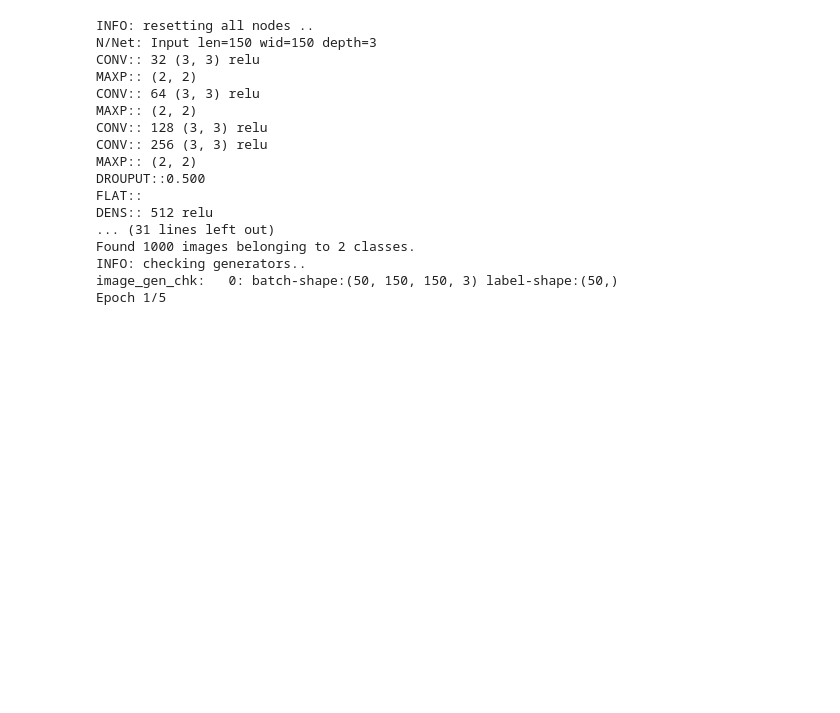
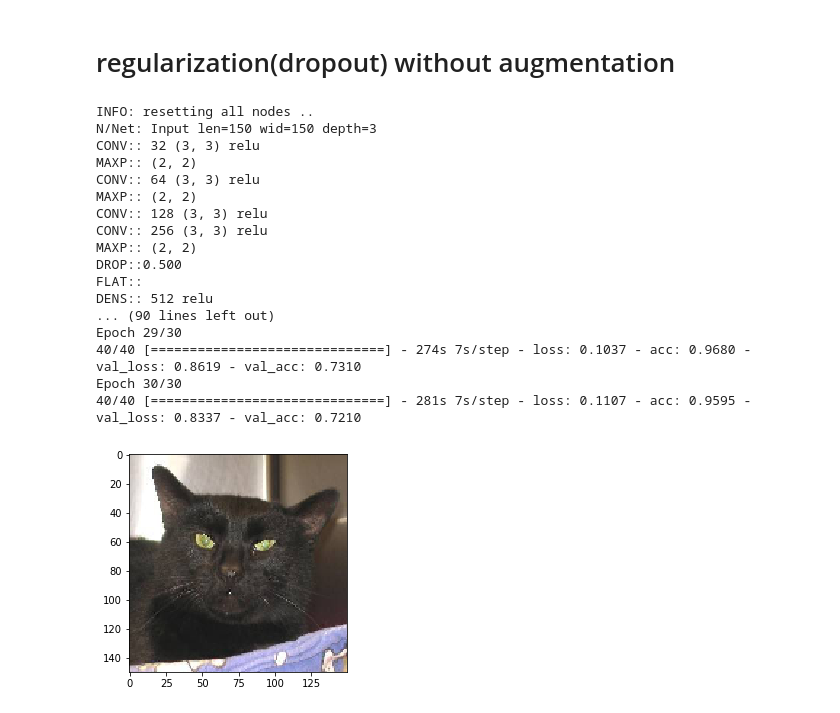
Before and after one commit to sudzam/ProjectX, a Jupyter notebook: sandbox/sudi/jupyter/VisionNet.ipynb, the cells around one changed output. Saved outputs shown, nothing was run; the diff lists cells and outputs as text; code cells hidden in the pictures; blank space fills up the shorter version.

```diff
--- a/sandbox/sudi/jupyter/VisionNet.ipynb
+++ b/sandbox/sudi/jupyter/VisionNet.ipynb
@@ -215,3 +256,5 @@ KeyboardInterrupt:
+# %% [markdown]
+# regularization(dropout) without augmentation
 # %%
 # network architecture
 NetArch2=[
@@ -226,37 +269,38 @@ NetArch2=[
         ('conv2d' , 128,(3,3),'relu'),
 
         # new
         ('conv2d' , 256,(3,3),'relu'),
         ('maxpool'),
 
         # dropout (new)
         ('dropout', 0.5),
 
         # flatten + fully connected
         ('flatten'),
         ('dense'  , 512,      'relu'),
         ('dense'  , n_class,  'sigmoid')
         ]
 
 my_model_2 = VisionNet(NetArch2,verbose=1)
 my_model_2.SetupImageGen(num_train=2000,num_validation=1000,batch_size=50)
 my_model_2.model_compile(loss='binary_crossentropy')
-my_model_2.model_fit(epochs=5)
+my_model_2.model_fit(epochs=30)
 # %% [output]
 INFO: resetting all nodes ..
 N/Net: Input len=150 wid=150 depth=3
 CONV:: 32 (3, 3) relu
 MAXP:: (2, 2)
 CONV:: 64 (3, 3) relu
 MAXP:: (2, 2)
 CONV:: 128 (3, 3) relu
 CONV:: 256 (3, 3) relu
 MAXP:: (2, 2)
-DROUPUT::0.500
+DROP::0.500
 FLAT::
 DENS:: 512 relu
-... (31 lines left out)
-Found 1000 images belonging to 2 classes.
-INFO: checking generators..
-image_gen_chk:   0: batch-shape:(50, 150, 150, 3) label-shape:(50,)
-Epoch 1/5
+... (90 lines left out)
+Epoch 29/30
+40/40 [==============================] - 274s 7s/step - loss: 0.1037 - acc: 0.9680 - val_loss: 0.8619 - val_acc: 0.7310
+Epoch 30/30
+40/40 [==============================] - 281s 7s/step - loss: 0.1107 - acc: 0.9595 - val_loss: 0.8337 - val_acc: 0.7210
+[figure, added]
```
Also changed, not shown: parts of 7 cells of this notebook.
